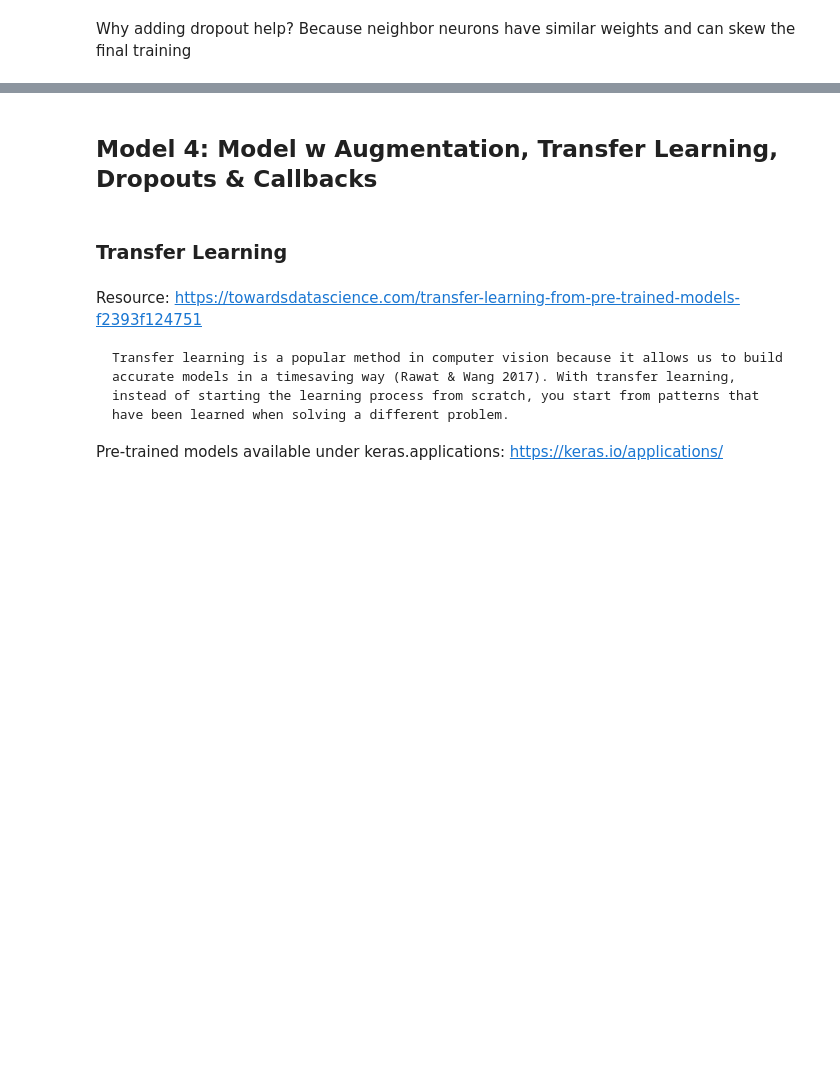
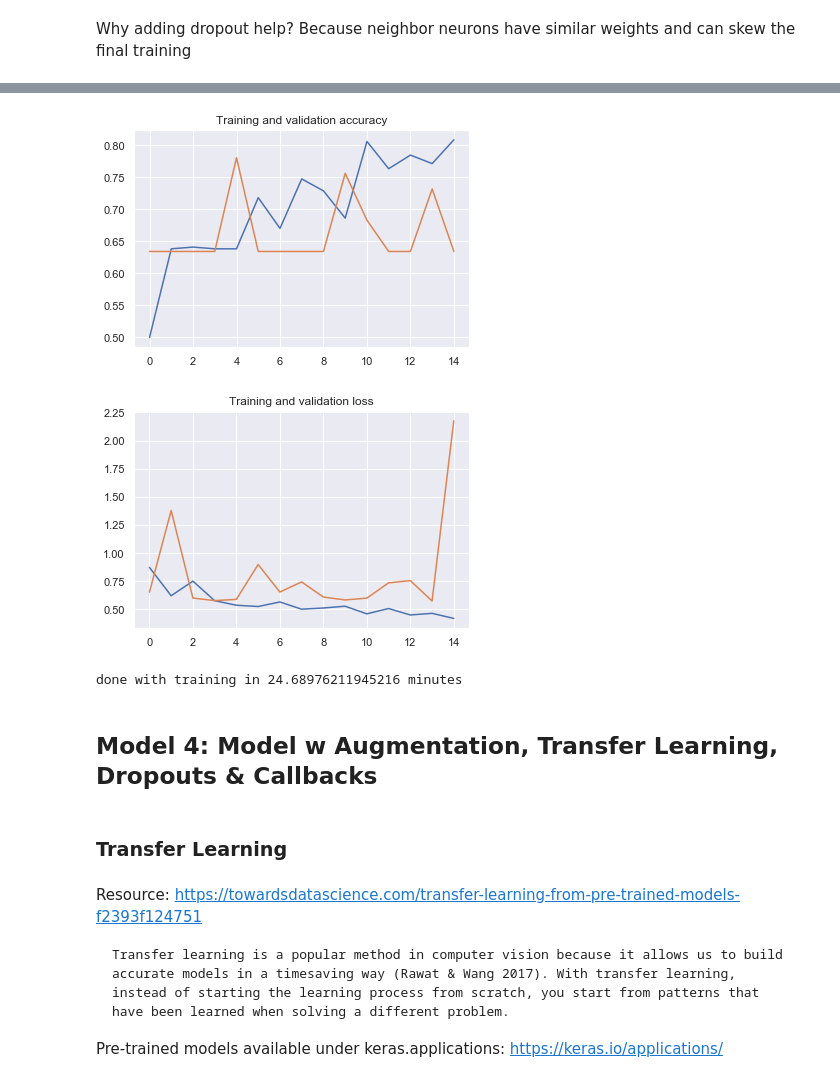
Before and after one commit to miaojunlee/tensorflow_specialization, a Jupyter notebook: ConvNN Lucas Or DQ Reference Code.ipynb, the cells around one changed output, grey strips where cells are left out. Saved outputs shown, nothing was run; the diff lists cells and outputs as text; code cells hidden in the pictures; blank space fills up the shorter version.

```diff
--- a/ConvNN Lucas Or DQ Reference Code.ipynb
+++ b/ConvNN Lucas Or DQ Reference Code.ipynb
@@ -563,3 +651,12 @@ _ = model_eval(history3)
+# %%
+_ = model_eval(history3_old)
+# %% [output]
+[figure, added]
+[figure, added]
+# %%
+print("done with training in", training_duration/60, "minutes")
+# %% [output]
+done with training in 24.68976211945216 minutes
 # %% [markdown]
 ## Model 4: Model w Augmentation, Transfer Learning, Dropouts & Callbacks
 # %% [markdown]
```
Also changed, not shown: parts of 11 cells of this notebook, 4 other files.
